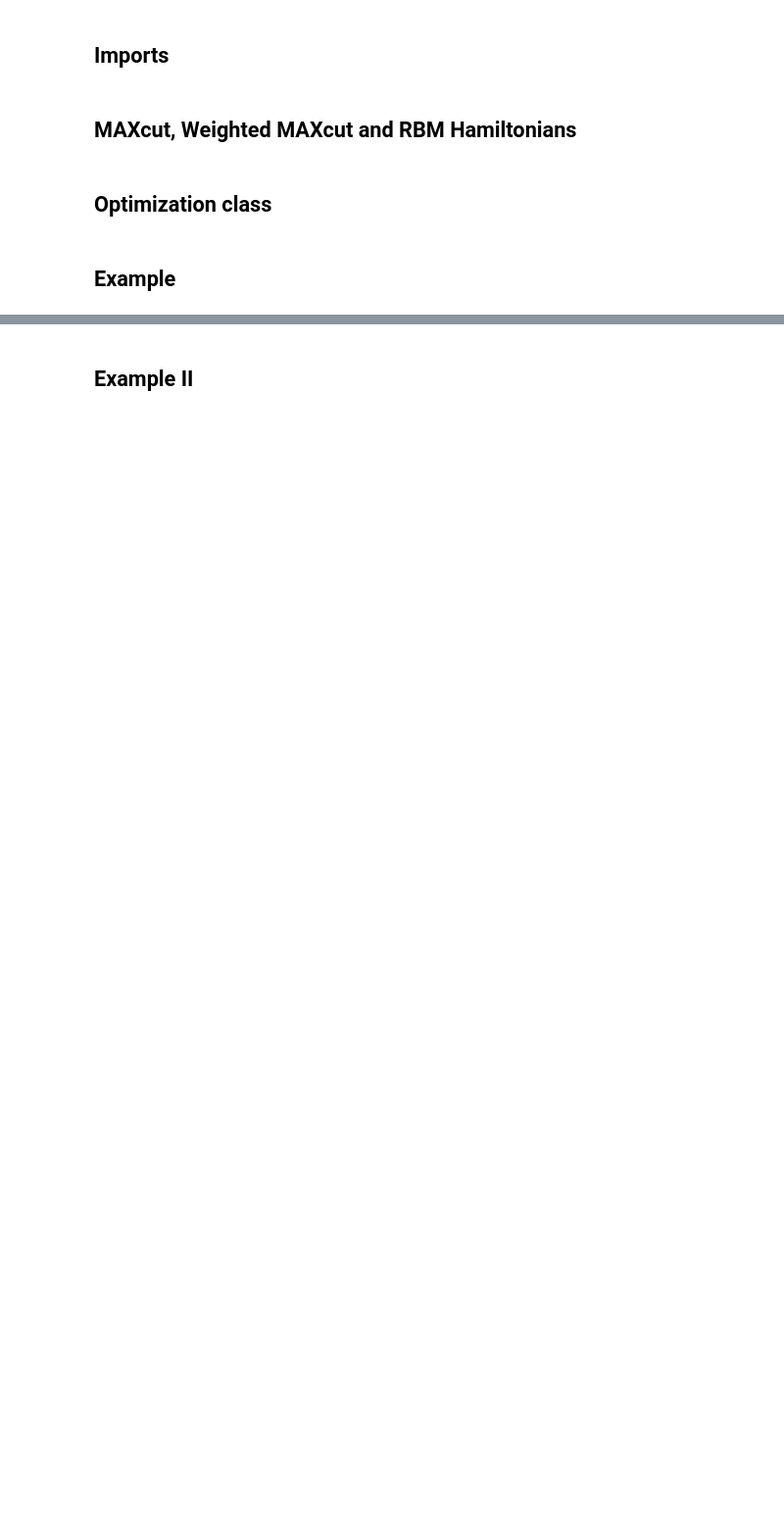
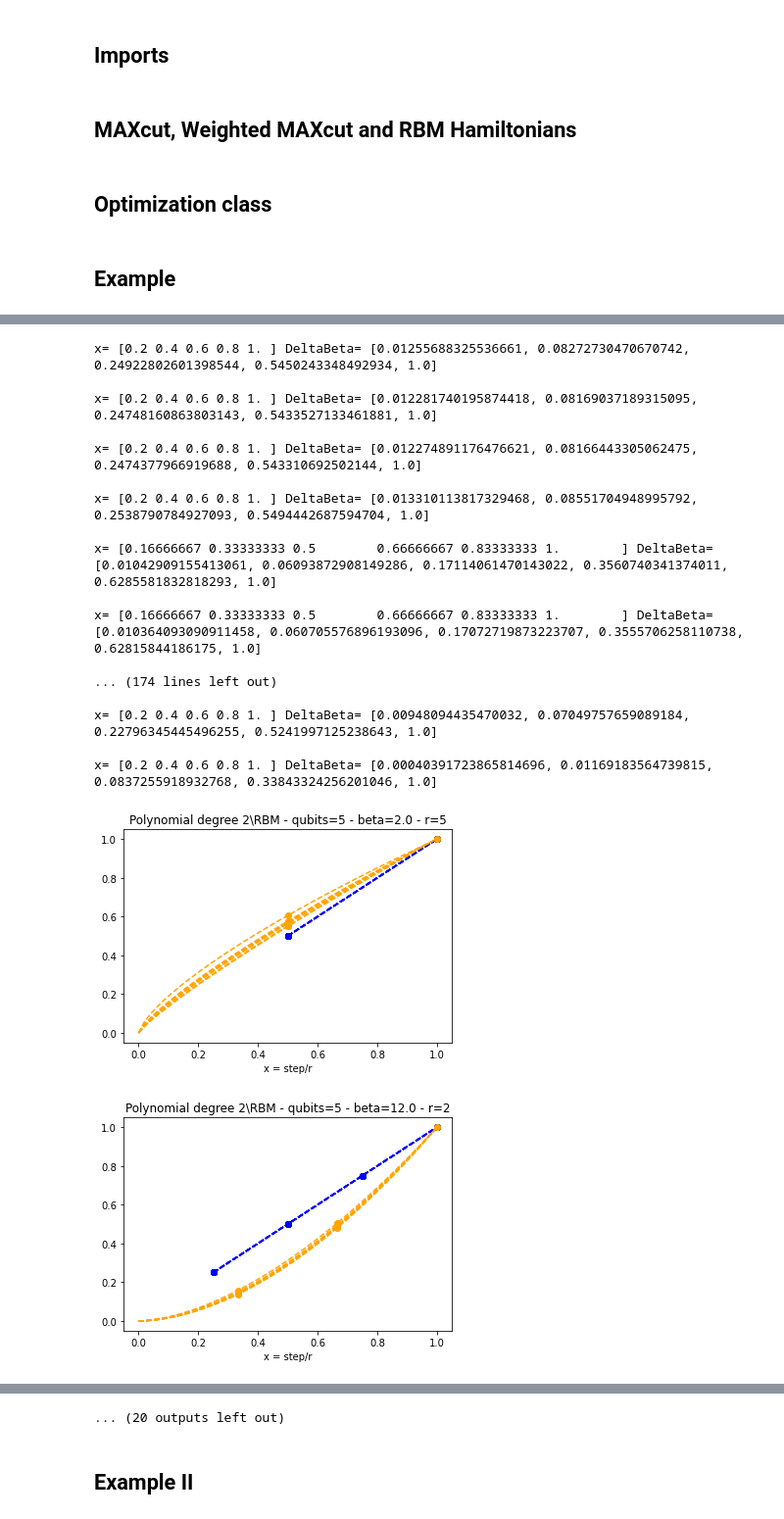
Before and after one commit to scarrazza/QITE, a Jupyter notebook: crosscheck.ipynb, the cells around one changed output, grey strips where cells are left out. Shown at 98% size. Drawn from its saved outputs; the diff is of its cells as text; code cells hidden in the pictures; blank space fills up the shorter version.

```diff
--- a/crosscheck.ipynb
+++ b/crosscheck.ipynb
@@ -362,7 +369,7 @@ plt.savefig('weighted_maxcut_nqubits_%d.png' % (nqubits), bbox_inches='tight')
 xx = np.linspace(0,1,50)
 for ii, beta in enumerate(beta_range):
     plt.figure()
-    plt.title('Polynomial degree %d\nMaxCUT - qubits=%d - beta=%.1f - r=%d' % (len(initial_guess)+1,nqubits, beta, r))
+    plt.title('Polynomial degree %d\RBM - qubits=%d - beta=%.1f - r=%d' % (len(initial_guess)+1,nqubits, beta, r))
     for jj in range(parameters.shape[1]):
         r = int(bestr[ii][jj])
         xr = np.array(range(1,r+1))/r
@@ -375,3 +382,4 @@ for ii, beta in enumerate(beta_range):
         print('x=',xr,'DeltaBeta=',[myschedule(ixr, parameters[ii][jj]) for ixr in xr],'\n')
 
     plt.xlabel('x = step/r')
+# %% [output]
@@ -377,0 +403,19 @@ for ii, beta in enumerate(beta_range):
+x= [0.2 0.4 0.6 0.8 1. ] DeltaBeta= [0.01255688325536661, 0.08272730470670742, 0.24922802601398544, 0.5450243348492934, 1.0]
+
+x= [0.2 0.4 0.6 0.8 1. ] DeltaBeta= [0.012281740195874418, 0.08169037189315095, 0.24748160863803143, 0.5433527133461881, 1.0]
+
+x= [0.2 0.4 0.6 0.8 1. ] DeltaBeta= [0.012274891176476621, 0.08166443305062475, 0.2474377966919688, 0.543310692502144, 1.0]
+
+x= [0.2 0.4 0.6 0.8 1. ] DeltaBeta= [0.013310113817329468, 0.08551704948995792, 0.2538790784927093, 0.5494442687594704, 1.0]
+
+x= [0.16666667 0.33333333 0.5        0.66666667 0.83333333 1.        ] DeltaBeta= [0.01042909155413061, 0.06093872908149286, 0.17114061470143022, 0.3560740341374011, 0.6285581832818293, 1.0]
+
+x= [0.16666667 0.33333333 0.5        0.66666667 0.83333333 1.        ] DeltaBeta= [0.010364093090911458, 0.060705576896193096, 0.17072719873223707, 0.3555706258110738, 0.62815844186175, 1.0]
+
+... (174 lines left out)
+
+x= [0.2 0.4 0.6 0.8 1. ] DeltaBeta= [0.00948094435470032, 0.07049757659089184, 0.22796345445496255, 0.5241997125238643, 1.0]
+
+x= [0.2 0.4 0.6 0.8 1. ] DeltaBeta= [0.00040391723865814696, 0.01169183564739815, 0.0837255918932768, 0.33843324256201046, 1.0]
+[figure, added]
+[figure, added]
@@ -378,3 +430,4 @@ for ii, beta in enumerate(beta_range):
+... (20 outputs left out)
 # %% [markdown]
 ## Example II
 # %%
```
Also changed, not shown: parts of 6 cells of this notebook.
